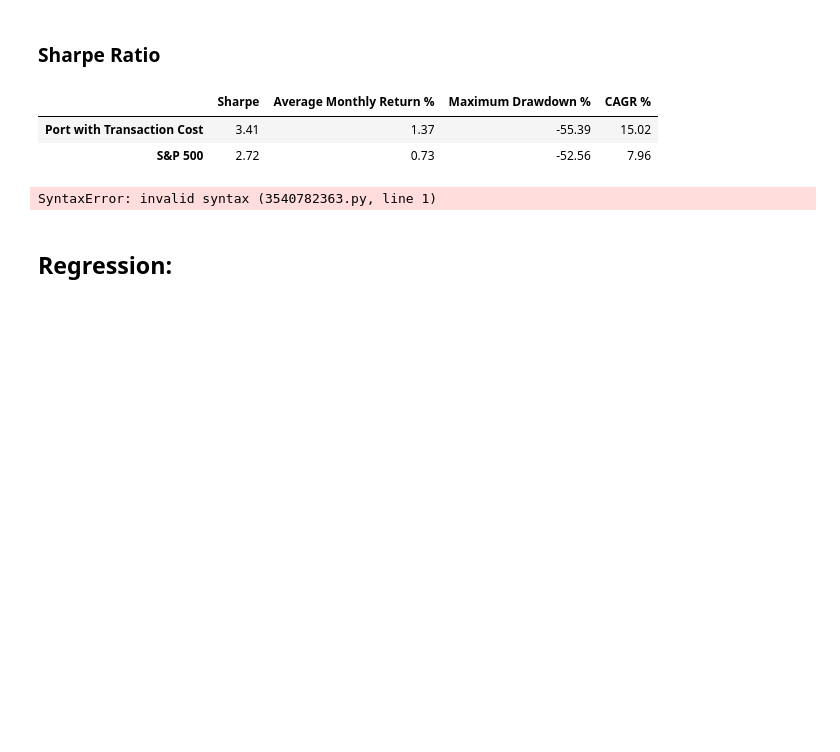
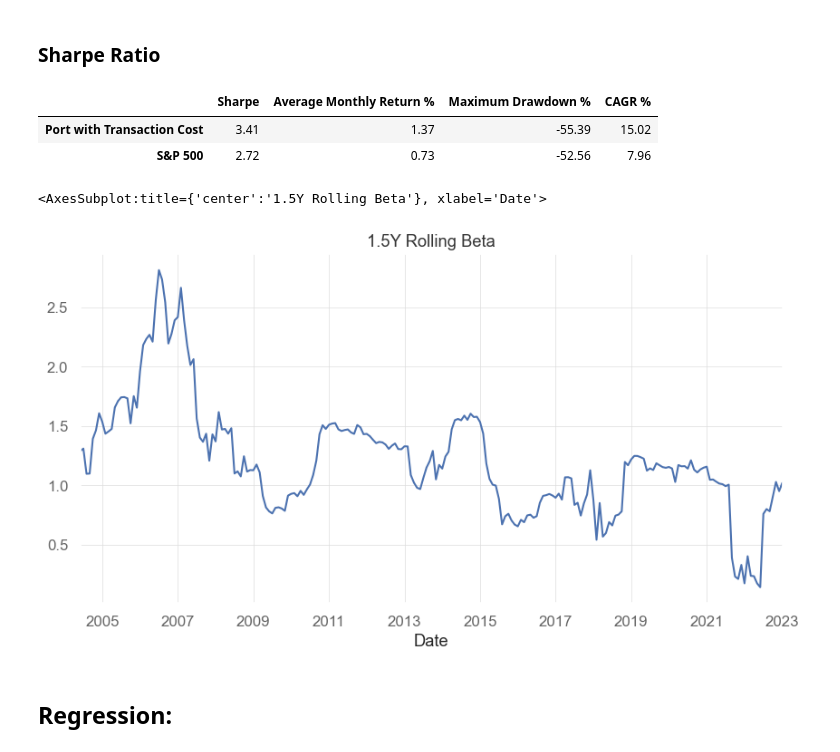
Before and after one commit to Huayonglu/Project-1, a Jupyter notebook: project_1_real.ipynb, the cells around one changed output. Drawn from its saved outputs; the diff is of its cells as text; code cells hidden in the pictures; blank space fills up the shorter version.

Commit message:
new graphs

```diff
--- a/project_1_real.ipynb
+++ b/project_1_real.ipynb
@@ -456,10 +464,33 @@ table_of_results3
 |  | Sharpe | Average Monthly Return % | Maximum Drawdown % | CAGR % |
 | Port with Transaction Cost | 3.41 | 1.37 | -55.39 | 15.02 |
 | S&P 500 | 2.72 | 0.73 | -52.56 | 7.96 |
-# %%
-rolling_beta = qs.plots.rolling_beta(real_comparison['Port with Transaction Cost', real_comparison['S&P 500'])
-# %% [output]
-SyntaxError: invalid syntax (3540782363.py, line 1)
+# %%
+# Rolling beta
+window_size = 17
+
+y2 = real_comparison['Port with Transaction Cost']
+X2 = real_comparison['S&P 500']
+
+def rolling_beta(y2, X2, window_size):
+    betas = []
+    for i in range(window_size, len(y2)):
+        y_window = y2.iloc[i-window_size:i]
+        X_window = X2.iloc[i-window_size:i]
+        X_window = sm.add_constant(X_window)
+        model = sm.OLS(y_window, X_window, missing='drop')
+        results = model.fit()
+        beta = results.params[1]
+        betas.append(beta)
+    return pd.Series(betas, index=y2.index[window_size:])
+
+# Calculate the rolling beta using the function
+rolling_beta = rolling_beta(y2, X2, window_size)
+
+# Plot the rolling beta over time
+rolling_beta.plot(title='1.5Y Rolling Beta', figsize = [10,5])
+# %% [output]
+<AxesSubplot:title={'center':'1.5Y Rolling Beta'}, xlabel='Date'>
+[figure, added]
 # %% [markdown]
 ## Regression:
 # %%
```
Also changed, not shown: parts of 6 cells of this notebook, 3 other files.
